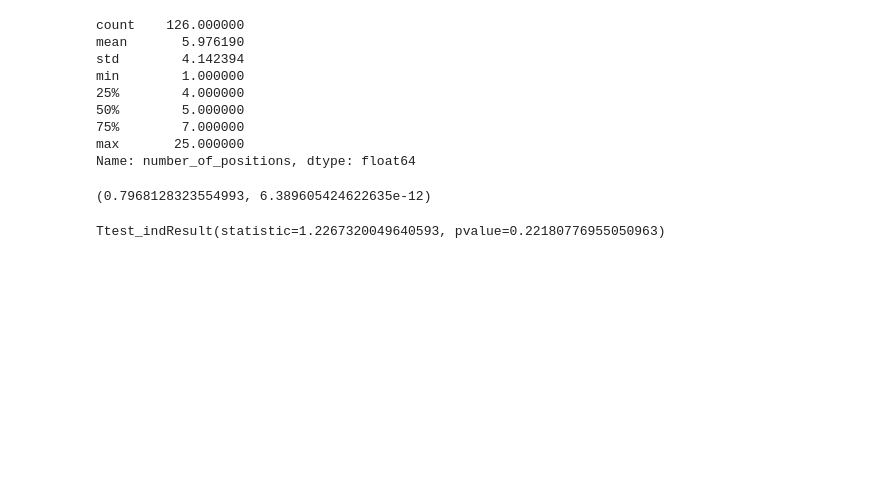
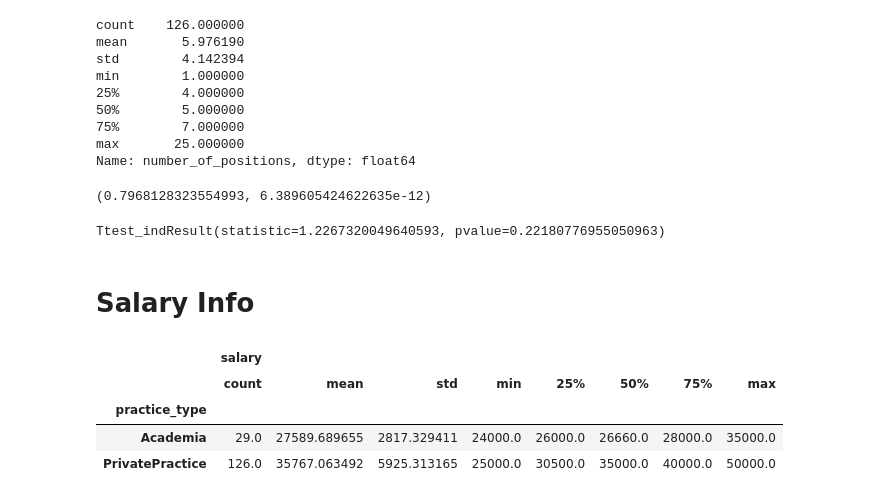
Before and after one commit to tcdvm/virmp, a Jupyter notebook: analysis/VIRMP.ipynb, the cells around one changed output. Saved outputs shown, nothing was run; the diff lists cells and outputs as text; code cells hidden in the pictures; blank space fills up the shorter version.

```diff
--- a/analysis/VIRMP.ipynb
+++ b/analysis/VIRMP.ipynb
@@ -288,0 +297,2 @@ Ttest_indResult(statistic=1.2267320049640593, pvalue=0.22180776955050963)
+# %% [markdown]
+# Salary Info
@@ -288,0 +301,8 @@ Ttest_indResult(statistic=1.2267320049640593, pvalue=0.22180776955050963)
+# %%
+salary_by_type.groupby('practice_type').describe()
+# %% [output]
+|  | salary |  |  |  |  |  |  |  |
+|  | count | mean | std | min | 25% | 50% | 75% | max |
+| practice_type |  |  |  |  |  |  |  |  |
+| Academia | 29.0 | 27589.689655 | 2817.329411 | 24000.0 | 26000.0 | 26660.0 | 28000.0 | 35000.0 |
+| PrivatePractice | 126.0 | 35767.063492 | 5925.313165 | 25000.0 | 30500.0 | 35000.0 | 40000.0 | 50000.0 |
```
Also changed, not shown: parts of 11 cells of this notebook.
